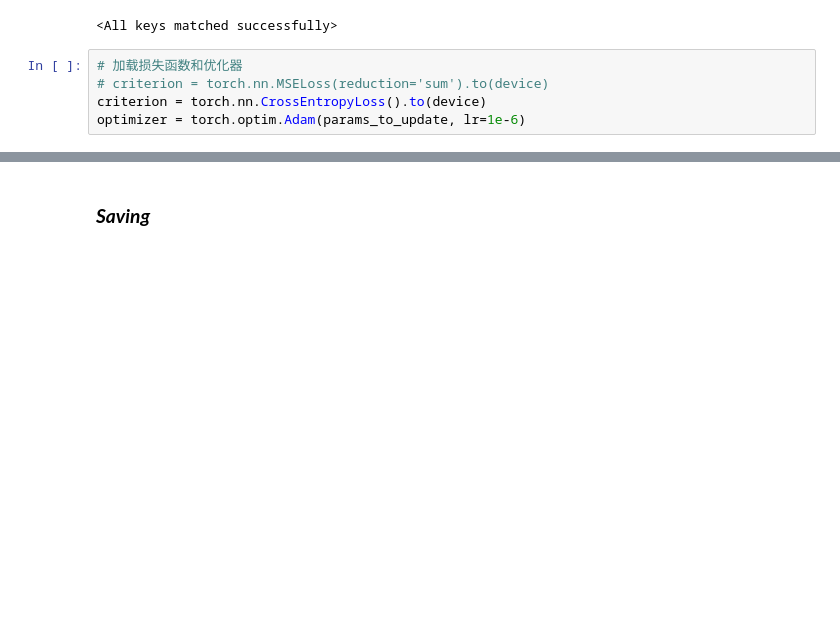
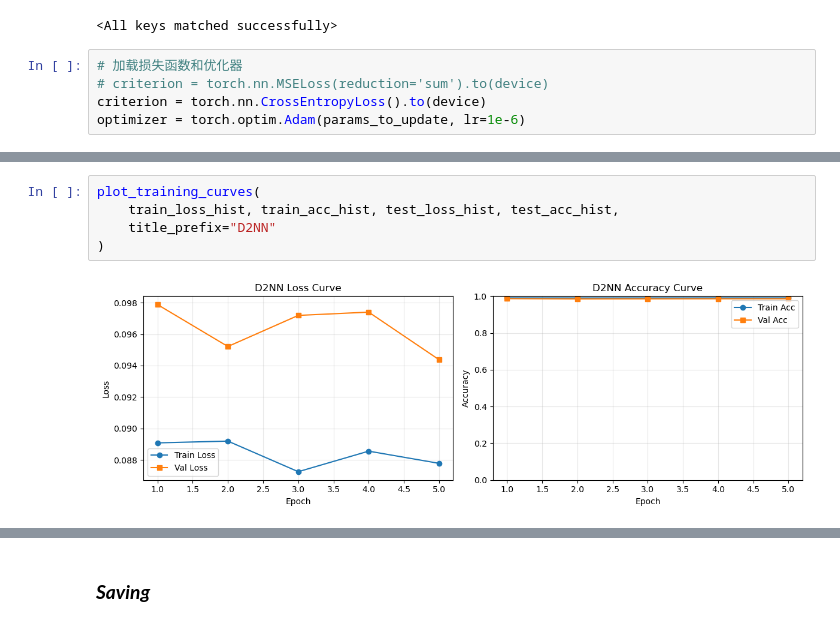
Before and after one commit to zouchao-sysu/D2NN-with-Pytorch, a Jupyter notebook: D2NN-5-to VCSEL near light.ipynb, the cells around one changed output, grey strips where cells are left out. Saved outputs shown, nothing was run; the diff lists cells and outputs as text; blank space fills up the shorter version.

```diff
--- a/D2NN-5-to VCSEL near light.ipynb
+++ b/D2NN-5-to VCSEL near light.ipynb
@@ -808,4 +844,11 @@ train acc=0.9896, test acc=0.9832
 -----------------------
+# %%
+plot_training_curves(
+    train_loss_hist, train_acc_hist, test_loss_hist, test_acc_hist,
+    title_prefix="D2NN"
+)
+# %% [output]
+[figure, added]
 # %%
 for name, param in model.named_parameters():
     print(param)
```
Also changed, not shown: parts of 21 cells of this notebook, 1 other file.
